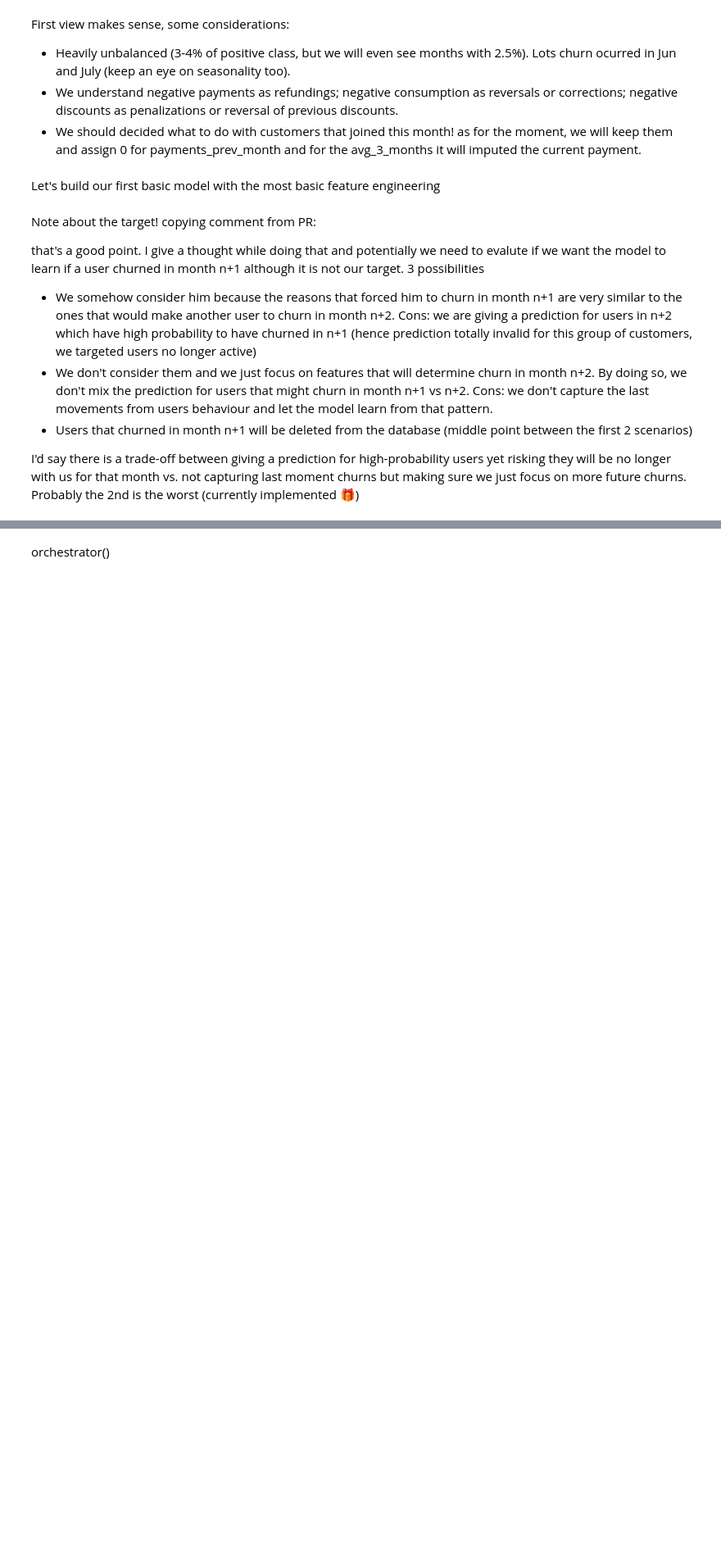
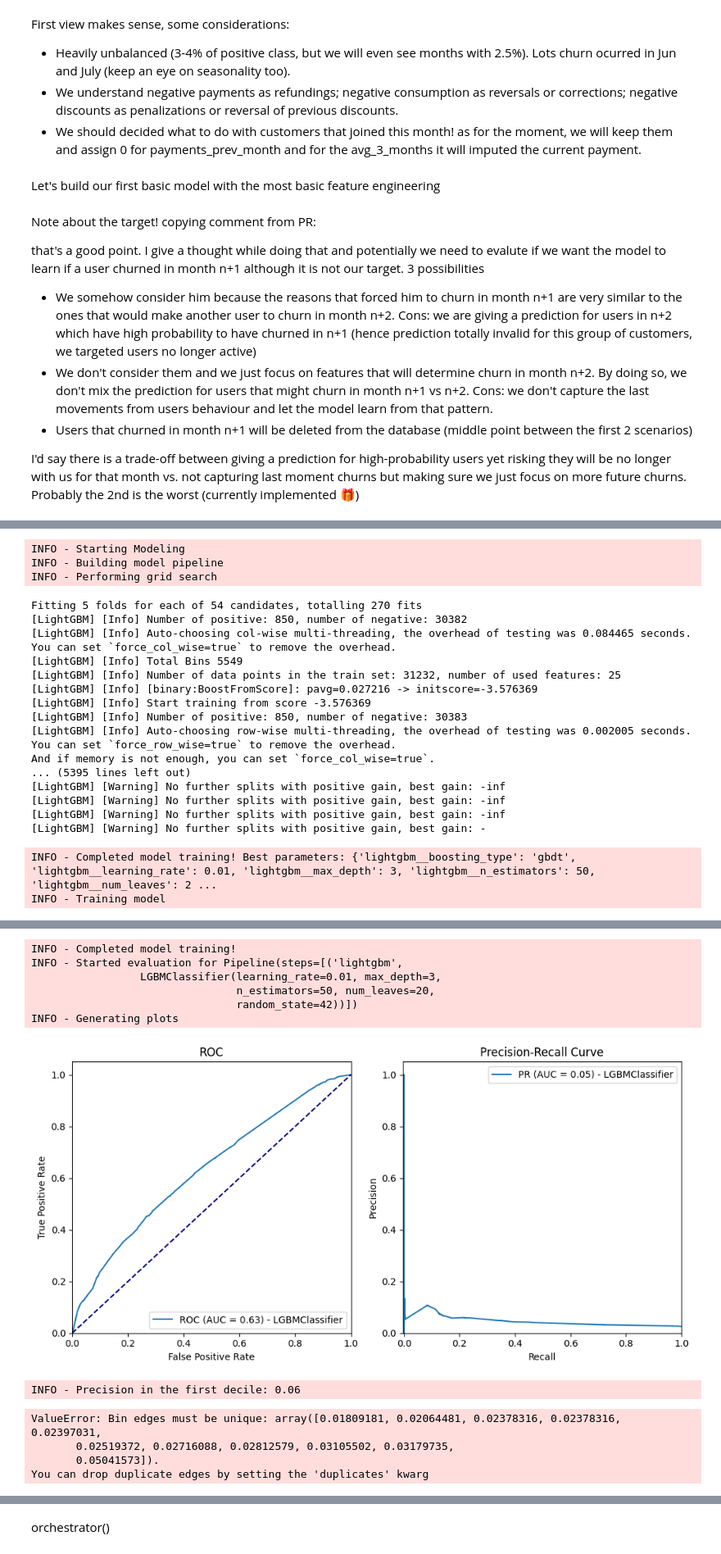
Before and after one commit to Zrive/zrive-ds-4q23-churn, a Jupyter notebook: src/eda/explore_data.ipynb, the cells around one changed output, grey strips where cells are left out. Shown at 82% size. Saved outputs shown, nothing was run; the diff lists cells and outputs as text; code cells hidden in the pictures; blank space fills up the shorter version.

```diff
--- a/src/eda/explore_data.ipynb
+++ b/src/eda/explore_data.ipynb
@@ -784,0 +1273,34 @@ I'd say there is a trade-off between giving a prediction for high-probability us
+# %%
+get_initial_params()
+#raw_data = data_gathering(query, logger)
+#clean_data = data_cleaning(raw_data, logger)
+#features, target, features_test, target_test = feature_computation(
+#    clean_data, train_from, train_to, logger
+#)
+model = modeling(features, target, logistic_regression_params, logger)
+model_metrics, precision_decile, uplift_by_decile, feature_importance = evaluation(
+    model, features_test, target_test, logger, save_curves_path
+)
+# %% [output]
+INFO - Starting Modeling
+INFO - Building model pipeline
+INFO - Performing grid search
+Fitting 5 folds for each of 54 candidates, totalling 270 fits
+[LightGBM] [Info] Number of positive: 850, number of negative: 30382
+[LightGBM] [Info] Auto-choosing col-wise multi-threading, the overhead of testing was 0.084465 seconds.
+You can set `force_col_wise=true` to remove the overhead.
+[LightGBM] [Info] Total Bins 5549
+[LightGBM] [Info] Number of data points in the train set: 31232, number of used features: 25
+[LightGBM] [Info] [binary:BoostFromScore]: pavg=0.027216 -> initscore=-3.576369
+[LightGBM] [Info] Start training from score -3.576369
+[LightGBM] [Info] Number of positive: 850, number of negative: 30383
+[LightGBM] [Info] Auto-choosing row-wise multi-threading, the overhead of testing was 0.002005 seconds.
+You can set `force_row_wise=true` to remove the overhead.
+And if memory is not enough, you can set `force_col_wise=true`.
+... (5395 lines left out)
+[LightGBM] [Warning] No further splits with positive gain, best gain: -inf
+[LightGBM] [Warning] No further splits with positive gain, best gain: -inf
+[LightGBM] [Warning] No further splits with positive gain, best gain: -inf
+[LightGBM] [Warning] No further splits with positive gain, best gain: -
+INFO - Completed model training! Best parameters: {'lightgbm__boosting_type': 'gbdt', 'lightgbm__learning_rate': 0.01, 'lightgbm__max_depth': 3, 'lightgbm__n_estimators': 50, 'lightgbm__num_leaves': 2 ...
+INFO - Training model
@@ -784,0 +1324,12 @@ I'd say there is a trade-off between giving a prediction for high-probability us
+INFO - Completed model training!
+INFO - Started evaluation for Pipeline(steps=[('lightgbm',
+                 LGBMClassifier(learning_rate=0.01, max_depth=3,
+                                n_estimators=50, num_leaves=20,
+                                random_state=42))])
+INFO - Generating plots
+[figure, added]
+INFO - Precision in the first decile: 0.06
+ValueError: Bin edges must be unique: array([0.01809181, 0.02064481, 0.02378316, 0.02378316, 0.02397031,
+       0.02519372, 0.02716088, 0.02812579, 0.03105502, 0.03179735,
+       0.05041573]).
+You can drop duplicate edges by setting the 'duplicates' kwarg
```
Also changed, not shown: parts of 18 cells of this notebook, 2 other files.
